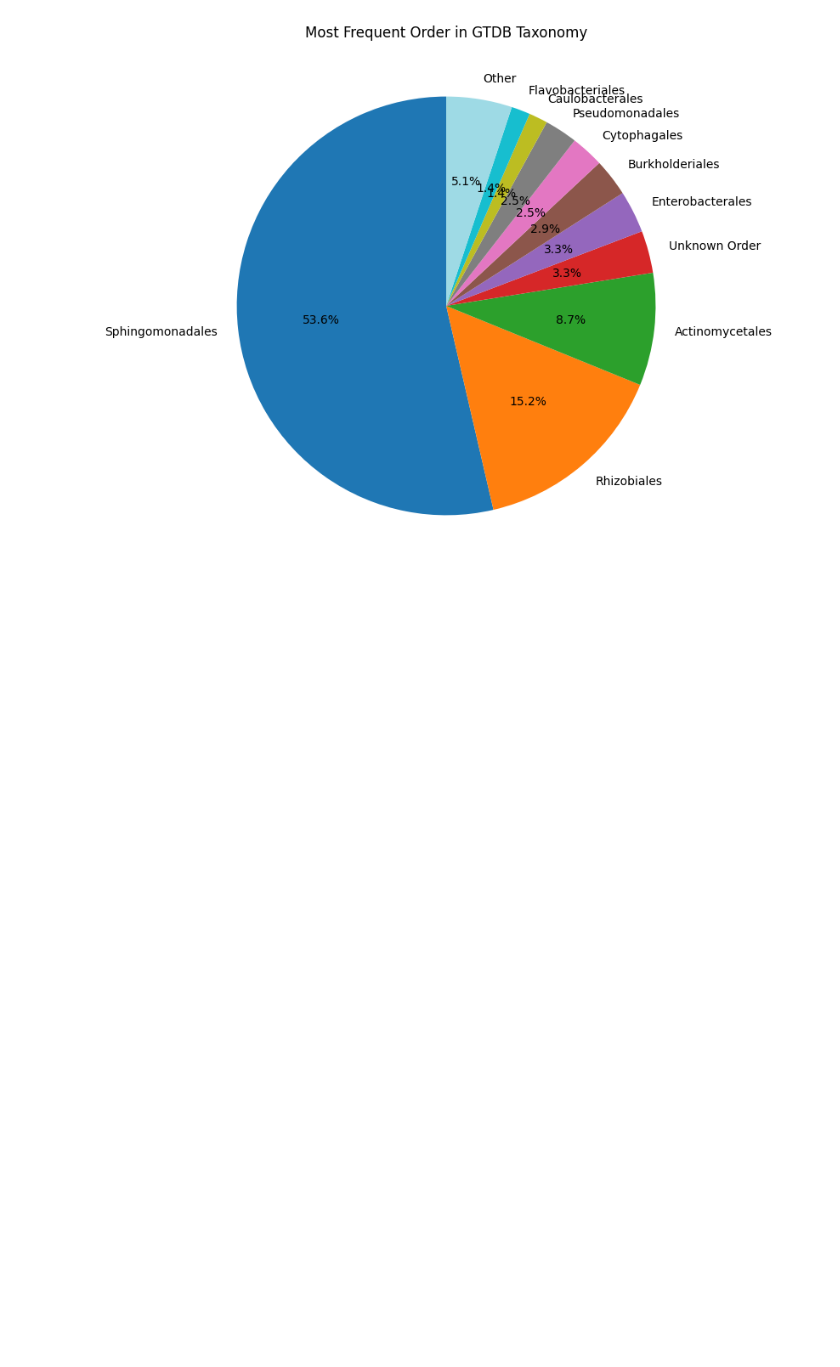
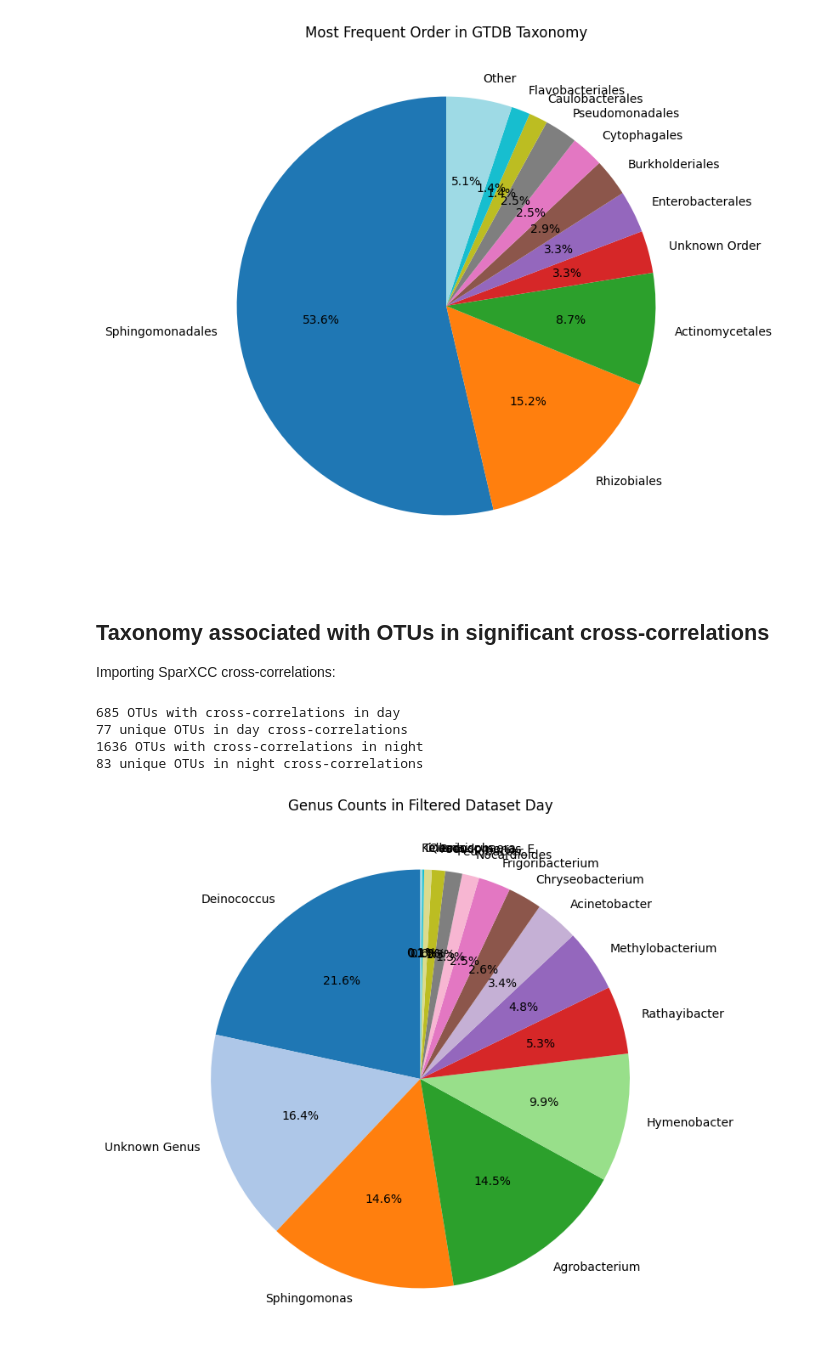
Before and after one commit to labbces/maize_transcriptome_microbiome_diurnal_periods, a Jupyter notebook: microbiome/microbial_taxonomy.ipynb, the cells around one changed output. Saved outputs shown, nothing was run; the diff lists cells and outputs as text; code cells hidden in the pictures; blank space fills up the shorter version.

```diff
--- a/microbiome/microbial_taxonomy.ipynb
+++ b/microbiome/microbial_taxonomy.ipynb
@@ -161,3 +166,37 @@ plt.title('Most Frequent Order in GTDB Taxonomy')
 plt.show()
 # %% [output]
 [figure]
+# %% [markdown]
+## Taxonomy associated with OTUs in significant cross-correlations
+
+Importing SparXCC cross-correlations:
+# %%
+import pandas as pd
+
+day_sparxcc = pd.read_table("/home/renato/projects/fapesp_bepe_pd/integration_transcriptome_microbiome/SparXCC_output_day_common_samples_edgelist.tsv",
+              sep="\t", index_col=0)
+night_sparxcc = pd.read_table("/home/renato/projects/fapesp_bepe_pd/integration_transcriptome_microbiome/SparXCC_output_night_common_samples_edgelist.tsv",
+              sep="\t", index_col=0)
+# %%
+print(day_sparxcc.shape[0], "OTUs with cross-correlations in day")
+print(day_sparxcc.index.unique().shape[0], "unique OTUs in day cross-correlations")
+print(night_sparxcc.shape[0], "OTUs with cross-correlations in night")
+print(night_sparxcc.index.unique().shape[0], "unique OTUs in night cross-correlations")
+# %% [output]
+685 OTUs with cross-correlations in day
+77 unique OTUs in day cross-correlations
+1636 OTUs with cross-correlations in night
+83 unique OTUs in night cross-correlations
+# %%
+day_sparxcc.rename_axis('OTU_ID', inplace=True)
+night_sparxcc.rename_axis('OTU_ID', inplace=True)
+# %%
+cross_correlations_day_with_taxonomy = day_sparxcc.merge(filtered_gtdb_taxonomy, left_index=True, right_on='OTU_ID')
+
+plt.figure(figsize=(10, 8))
+cross_correlations_day_with_taxonomy['Genus'].value_counts().plot.pie(autopct='%1.1f%%', startangle=90, cmap='tab20', labels=cross_correlations_day_with_taxonomy['Genus'].value_counts().index)
+plt.ylabel('')
+plt.title('Genus Counts in Filtered Dataset Day')
+plt.show()
+# %% [output]
+[figure, added]
```
Also changed, not shown: parts of 25 cells of this notebook.
